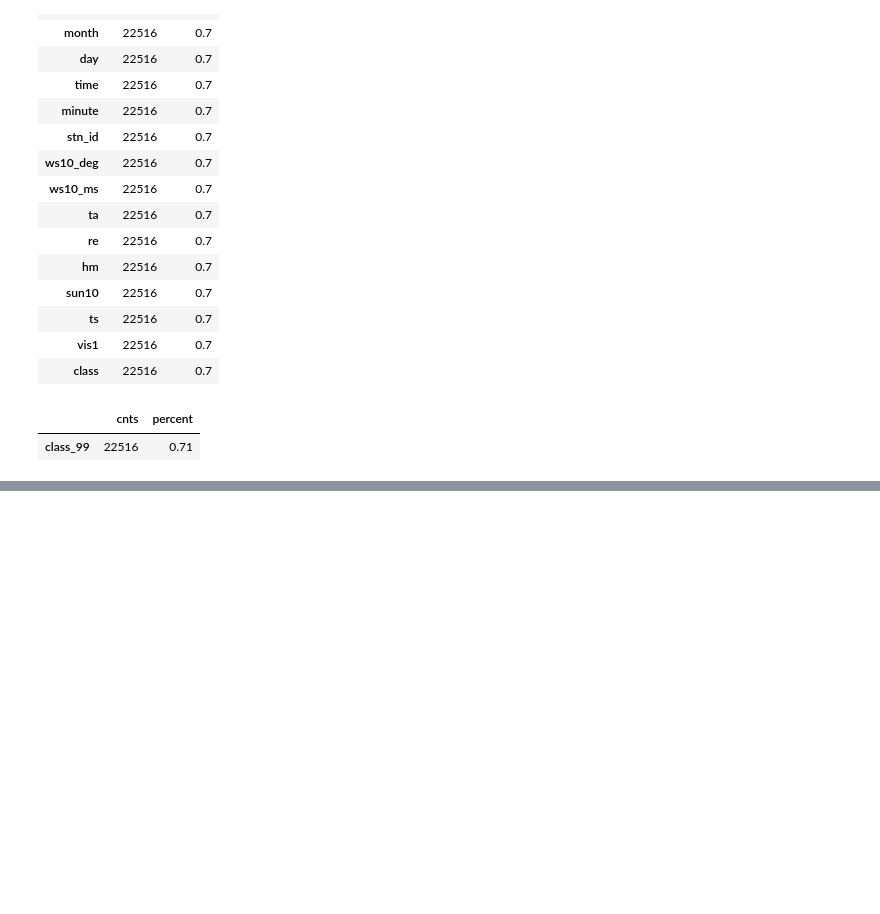
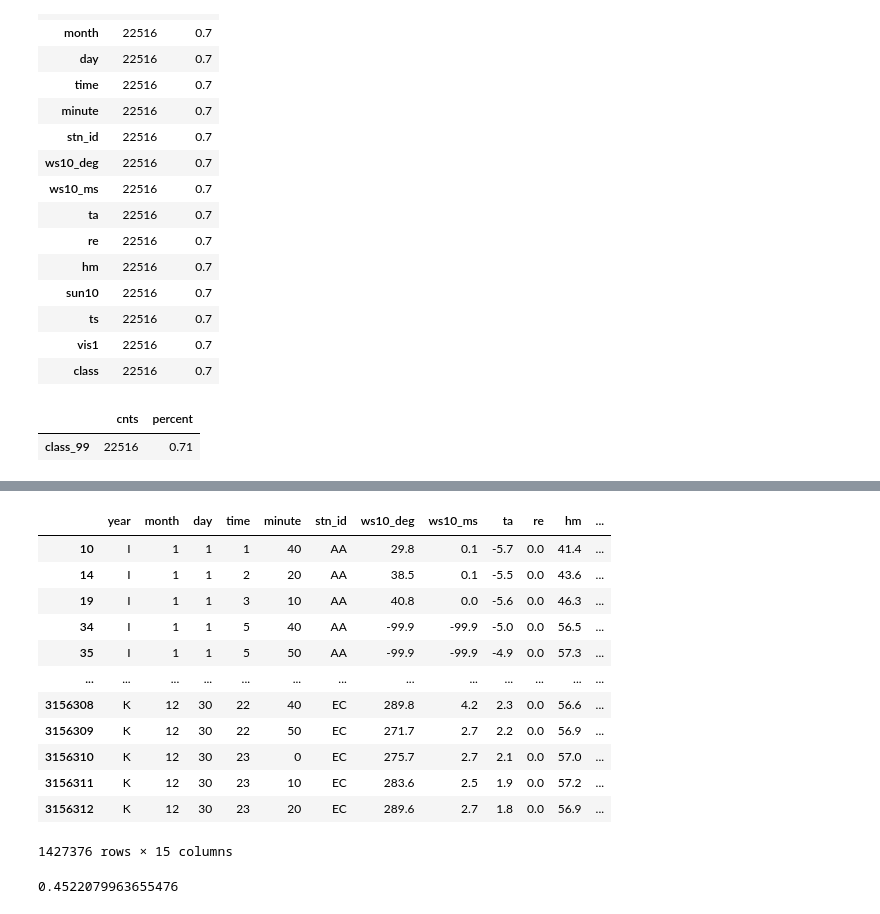
Before and after one commit to benidjor/weather-contest, a Jupyter notebook: prac2.ipynb, the cells around one changed output, grey strips where cells are left out. Drawn from its saved outputs; the diff is of its cells as text; code cells hidden in the pictures; blank space fills up the shorter version.

```diff
--- a/prac2.ipynb
+++ b/prac2.ipynb
@@ -222,0 +423,20 @@ plt.show()
+# %%
+train_df[train_df.vis1<20000]
+# %% [output]
+|  | year | month | day | time | minute | stn_id | ws10_deg | ws10_ms | ta | re | hm | ... |
+| 10 | I | 1 | 1 | 1 | 40 | AA | 29.8 | 0.1 | -5.7 | 0.0 | 41.4 | ... |
+| 14 | I | 1 | 1 | 2 | 20 | AA | 38.5 | 0.1 | -5.5 | 0.0 | 43.6 | ... |
+| 19 | I | 1 | 1 | 3 | 10 | AA | 40.8 | 0.0 | -5.6 | 0.0 | 46.3 | ... |
+| 34 | I | 1 | 1 | 5 | 40 | AA | -99.9 | -99.9 | -5.0 | 0.0 | 56.5 | ... |
+| 35 | I | 1 | 1 | 5 | 50 | AA | -99.9 | -99.9 | -4.9 | 0.0 | 57.3 | ... |
+| ... | ... | ... | ... | ... | ... | ... | ... | ... | ... | ... | ... | ... |
+| 3156308 | K | 12 | 30 | 22 | 40 | EC | 289.8 | 4.2 | 2.3 | 0.0 | 56.6 | ... |
+| 3156309 | K | 12 | 30 | 22 | 50 | EC | 271.7 | 2.7 | 2.2 | 0.0 | 56.9 | ... |
+| 3156310 | K | 12 | 30 | 23 | 0 | EC | 275.7 | 2.7 | 2.1 | 0.0 | 57.0 | ... |
+| 3156311 | K | 12 | 30 | 23 | 10 | EC | 283.6 | 2.5 | 1.9 | 0.0 | 57.2 | ... |
+| 3156312 | K | 12 | 30 | 23 | 20 | EC | 289.6 | 2.7 | 1.8 | 0.0 | 56.9 | ... |
+1427376 rows × 15 columns
+# %%
+1427376 / train_df.shape[0]
+# %% [output]
+0.4522079963655476
```
Also changed, not shown: parts of 24 cells of this notebook.
